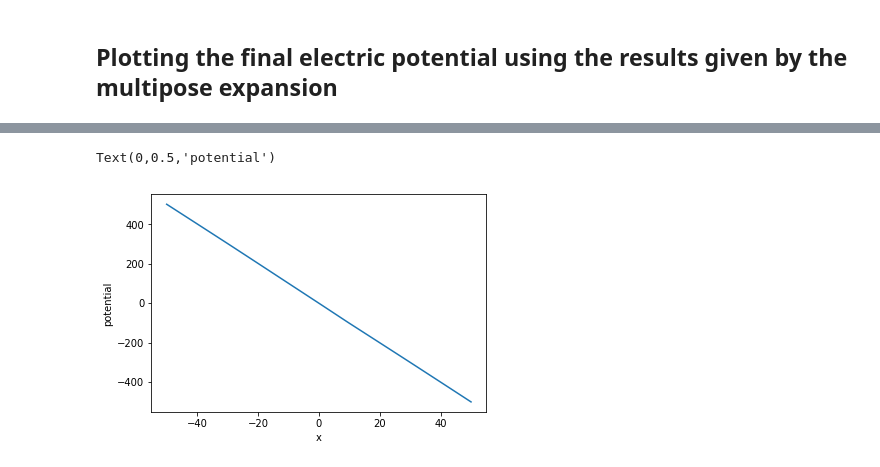
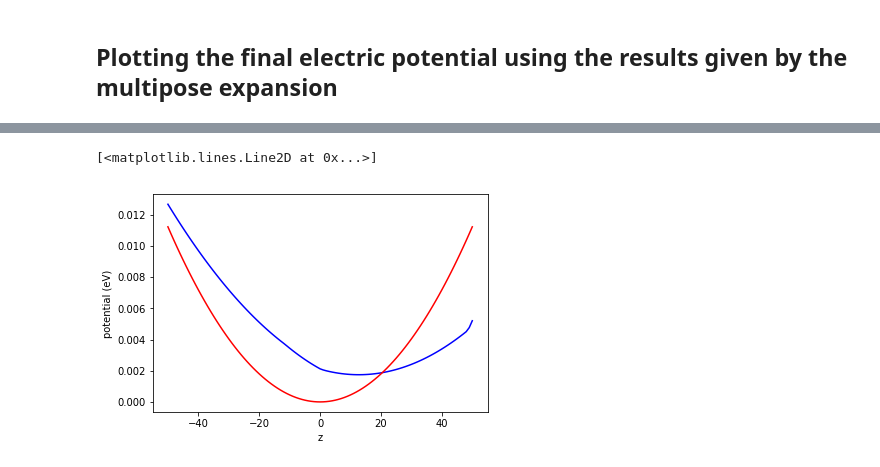
Before and after one commit to HaeffnerLab/Electron-Trap-Design-Testing, a Jupyter notebook: DC_Confinement/DC_sim1.ipynb, the cells around one changed output, grey strips where cells are left out. Saved outputs shown, nothing was run; the diff lists cells and outputs as text; code cells hidden in the pictures.

```diff
--- a/DC_Confinement/DC_sim1.ipynb
+++ b/DC_Confinement/DC_sim1.ipynb
@@ -7,6 +7,11 @@ import pandas
 import time
 from matplotlib import cm,ticker
 import trap_sim_tools_python_trapSims_HOA.v2.expansion as ep
+# %%
+me = 9.10938356e-31 #kg
+fz = 200.0e6 #Hz
+omegaz = 2*np.pi*fz
+qe = 1.60217662e-19 #coulombs
 # %% [markdown]
 ## Loading electric potential data for each DC electrode plate (20 in total)
 # %%
@@ -88,10 +93,13 @@ for pot in pot_data:
     result = ep.spher_harm_expansion(pot, [0.0, 0.0, 0.0], np.linspace(-50, 50, 101)*1.0e-6, np.linspace(-50, 50, 101)*1.0e-6,\
                         np.linspace(-50, 50, 101)*1.0e-6, order)
     M_raw = result[0]
+    scale = result[2]
     M = []
     for elem in M_raw:
         M.append(elem[0])
-    M_matrix.append(np.array(M))
+    M = np.array(M)
+    #ft = np.array([False, True, True, True, True, False, False, False, False])
+    M_matrix.append(M)
 M_matrix = np.array(M_matrix)
 M_matrix = M_matrix.transpose()
 print("The shape of the M matrix:", M_matrix.shape)
@@ -104,13 +110,18 @@ The shape of the M matrix: (9, 20)
 # The correspondence between M vector index and the corresponding multipole is as follows:
 # M1 M3 M4 M2 M7 M8 M6 M9 M5 (Using the convention in G. Littich's master thesis (2011))
 # 0  1  2  3  4  5  6  7  8  (the ith component of the M_target matrix)
-M_target = np.zeros((order+1)**2)
-M_target[2] = 1.0 # M7 is the DC potential I want
+M_target = np.zeros(9)
+M_target[4] = 0.5*me*(2*np.pi*fz)**2/qe # M7 is the DC potential I want
 print(M_target)
 
 v = np.linalg.lstsq(M_matrix, M_target)
-v = v[0] * 1.0e7
+v = v[0]
 print(np.linalg.norm(v))
 kernel = sp.linalg.null_space(M_matrix)
 print(kernel.shape)
+
+# lambda_vector = np.linalg.lstsq(kernel, v)[0]
+# print(np.matmul(kernel, lambda_vector))
+# v = v - np.matmul(kernel, lambda_vector)
+# print(np.linalg.norm(v))
 # %% [output]
@@ -130,5 +134,0 @@ array([ 19.14986028, 126.6504752 , -62.4319532 , 134.39617219,
-# %%
-lambda_vector = np.linalg.lstsq(kernel, v)[0]
-print(np.matmul(kernel, lambda_vector))
-v = v - np.matmul(kernel, lambda_vector)
-print(np.linalg.norm(v))
@@ -242,7 +233,11 @@ plt.show()
 # %%
-plt.plot(np.linspace(-50, 50, 101), df.loc[(df.Z == 0.0) & (df.Y == 0.0)].loc[:, 'V'].values)
-plt.xlabel("x")
-plt.ylabel("potential")
+plt.plot(np.linspace(-50, 50, 101), df.loc[(df.X == 0.0) & (df.Y == 0.0)].loc[:, 'V'].values, 'b-')
+plt.xlabel("z")
+plt.ylabel("potential (eV)")
+
+z_th = np.linspace(-50, 50, 101)
+pot_th = 0.5*me*omegaz**2*(z_th*1.0e-6)**2/qe
+plt.plot(z_th, pot_th, 'r-')
 # %% [output]
-Text(0,0.5,'potential')
+[<matplotlib.lines.Line2D at 0x...>]
-[figure, old version]
+[figure, new version]
```
Also changed, not shown: parts of 11 cells of this notebook, 3 other files.
